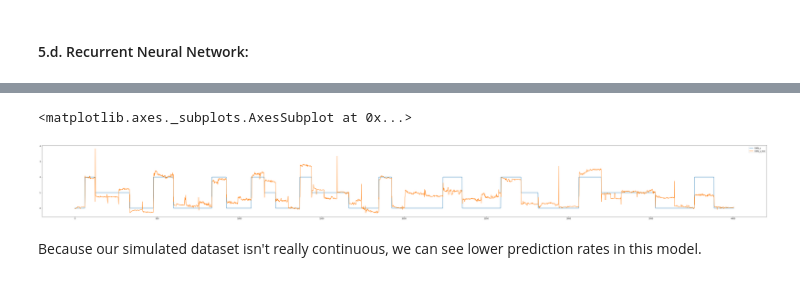
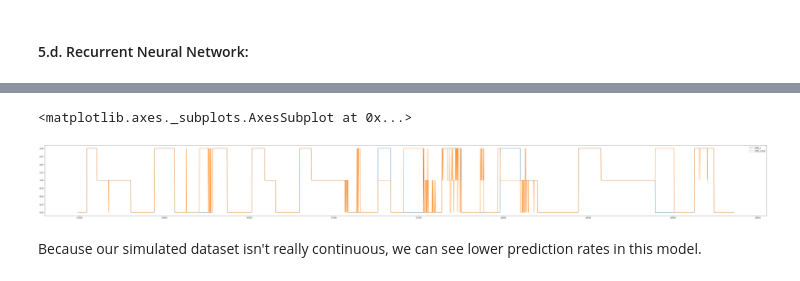
Before and after one commit to oradbarel/Fall-Prevention, a Jupyter notebook: Fall_Prevention.ipynb, the cells around one changed output, grey strips where cells are left out. Saved outputs shown, nothing was run; the diff lists cells and outputs as text; code cells hidden in the pictures.

```diff
--- a/Fall_Prevention.ipynb
+++ b/Fall_Prevention.ipynb
@@ -198,7 +206,7 @@ for dir in os.listdir(data_path):
   # For each data file
   for file in os.listdir(os.path.join(data_path, dir)):
     with open(os.path.join(data_path, dir, file), 'r') as f:
-      for line in f.read().splitlines():
+      for line in f.read().splitlines()[3:]:
         raw_data = np.fromstring(line, dtype=float, sep='\t')
         file_data = np.round((raw_data*255)/1000).astype(np.uint8)
         Normalize = transforms.Compose([transforms.ToPILImage(), transforms.ToTensor()])
@@ -395,14 +440,16 @@ TODO
 import keras
 from keras.models import Sequential
 from keras.layers import Dense
-from keras.layers import LSTM, SimpleRNN
+from keras.layers import SimpleRNN
 from sklearn.metrics import mean_squared_error
 
 model = Sequential()
-model.add(SimpleRNN(units=15, input_shape=(1, 9)))
-model.add(Dense(1))
+model.add(SimpleRNN(units=16, input_shape=(1, 9), activation="relu"))
+model.add(Dense(3, activation='softmax'))
 
-model.compile(loss='mean_squared_error', optimizer='adam')
+model.compile(optimizer='adam',
+              loss=tf.keras.losses.SparseCategoricalCrossentropy(from_logits=True),
+              metrics=['accuracy'])
 
 model.summary()
 # %% [output]
@@ -431,5 +478,4 @@ y_test = test["Pos"]
 RNN_X_train = X_train.values.reshape(X_train.shape[0], 1, X_train.shape[1])
 RNN_X_test = X_test.values.reshape(X_test.shape[0], 1, X_test.shape[1])
 
-
-model.fit(RNN_X_train, y_train, epochs=150)
+model.fit(RNN_X_train, y_train, epochs=5, batch_size=5)
@@ -445,0 +494,8 @@ array([-0.02633952, -0.04117106, -0.04437606, ...,  0.06915642,
+# %%
+probability_model = tf.keras.Sequential([model, tf.keras.layers.Softmax()])
+
+y_train_pred = probability_model.predict(RNN_X_train)
+y_train_pred = [np.argmax(i) for i in y_train_pred]
+
+y_test_pred = probability_model.predict(RNN_X_test)
+y_test_pred =  [np.argmax(i) for i in y_test_pred]
@@ -446,14 +505,12 @@ array([-0.02633952, -0.04117106, -0.04437606, ...,  0.06915642,
 # %%
-RNN_y_train = y_train.values.reshape(y_train.shape[0])
-RNN_y_test = y_test.values.reshape(y_test.shape[0])
 dataset = pd.DataFrame()
 
-dataset["RNN_y"] = RNN_y_test
+dataset["RNN_y"] = y_test
 dataset["RNN_y_test"] = y_test_pred
 
 dataset.plot(figsize=(70, 7))
 # %% [output]
 <matplotlib.axes._subplots.AxesSubplot at 0x...>
-[figure, old version]
+[figure, new version]
 # %% [markdown]
 Because our simulated dataset isn't really continuous, we can see lower prediction rates in this model.
```
Also changed, not shown: parts of 18 cells of this notebook.
